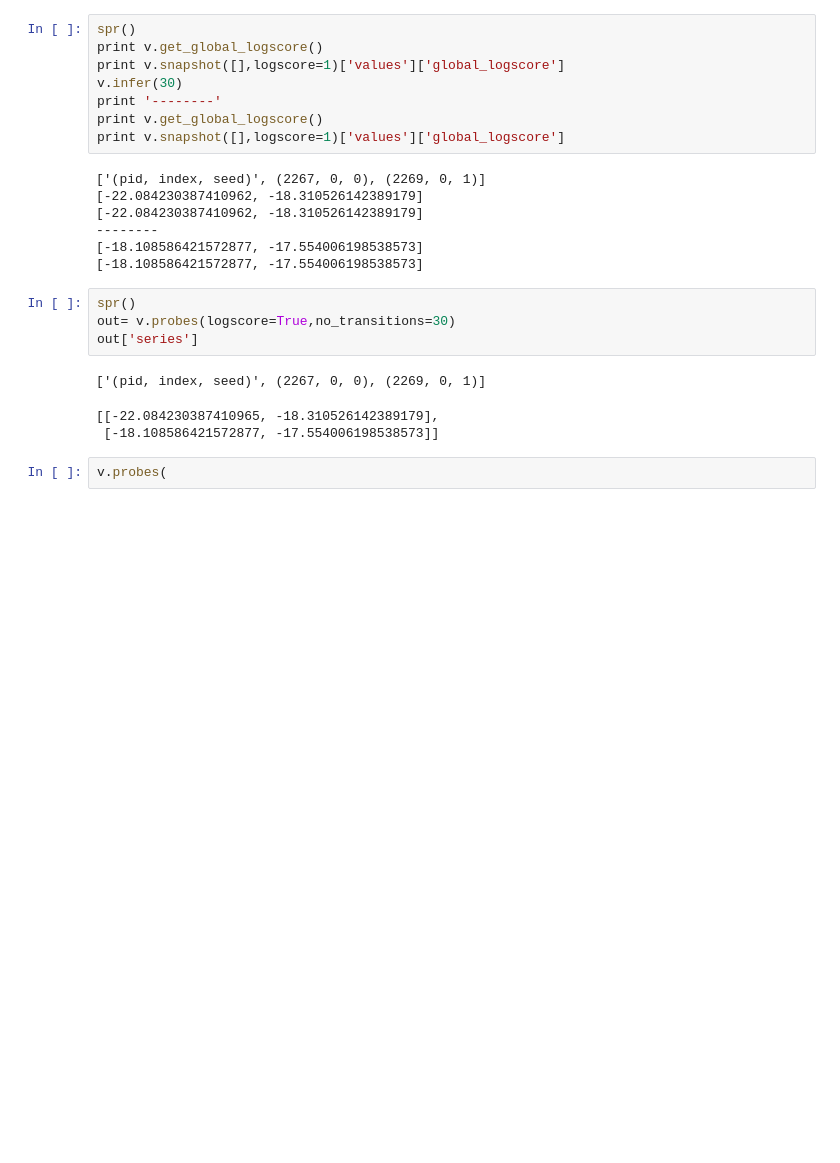
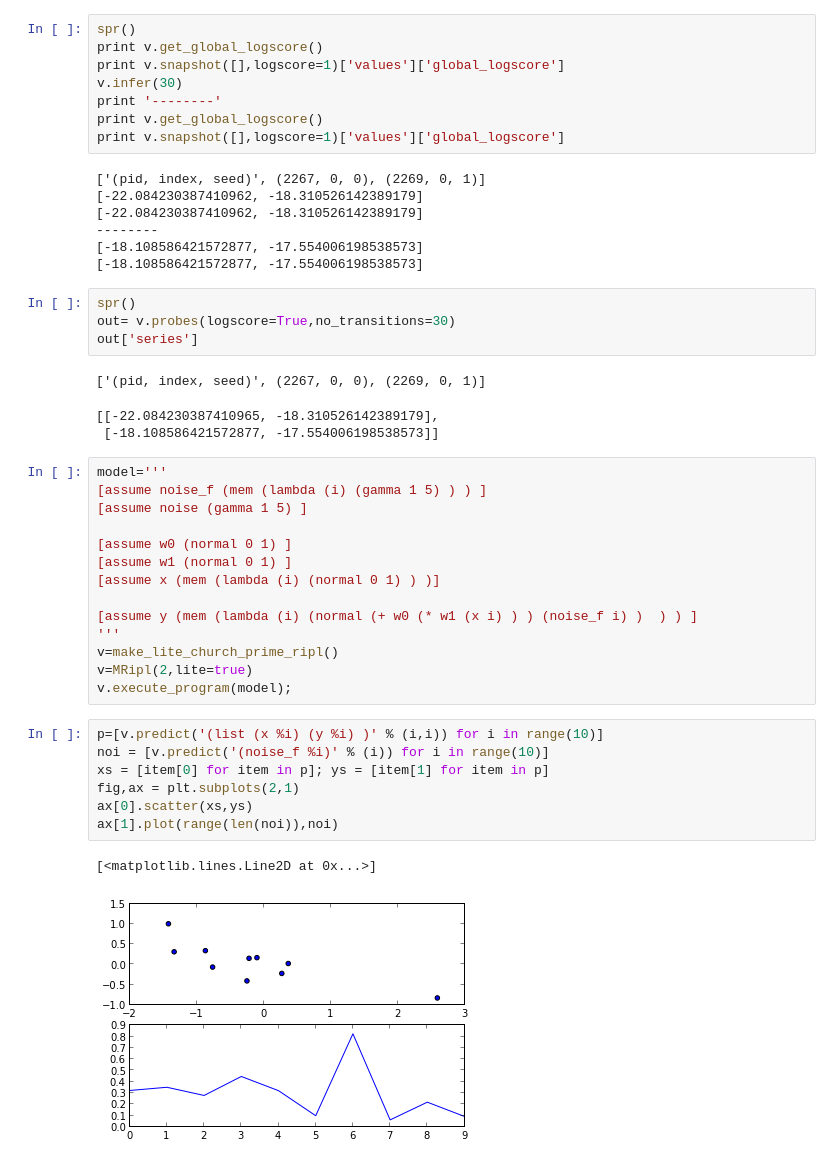
Before and after one commit to owainevans/myunit, a Jupyter notebook: demo_try.ipynb, the cells around one changed output. Cells and saved outputs as stored; diff of their text form; blank space fills up the shorter version.

```diff
--- a/demo_try.ipynb
+++ b/demo_try.ipynb
@@ -37,5 +43,27 @@ out['series']
 ['(pid, index, seed)', (2267, 0, 0), (2269, 0, 1)]
 [[-22.084230387410965, -18.310526142389179],
  [-18.108586421572877, -17.554006198538573]]
-# %%
-v.probes(
+# %%
+model='''
+[assume noise_f (mem (lambda (i) (gamma 1 5) ) ) ]
+[assume noise (gamma 1 5) ]
+
+[assume w0 (normal 0 1) ]
+[assume w1 (normal 0 1) ]
+[assume x (mem (lambda (i) (normal 0 1) ) )]
+
+[assume y (mem (lambda (i) (normal (+ w0 (* w1 (x i) ) ) (noise_f i) )  ) ) ]
+'''
+v=make_lite_church_prime_ripl()
+v=MRipl(2,lite=true)
+v.execute_program(model);
+# %%
+p=[v.predict('(list (x %i) (y %i) )' % (i,i)) for i in range(10)]
+noi = [v.predict('(noise_f %i)' % (i)) for i in range(10)]
+xs = [item[0] for item in p]; ys = [item[1] for item in p]
+fig,ax = plt.subplots(2,1)
+ax[0].scatter(xs,ys)
+ax[1].plot(range(len(noi)),noi)
+# %% [output]
+[<matplotlib.lines.Line2D at 0x...>]
+[figure, added]
```
Also changed, not shown: parts of 5 cells of this notebook, 3 other files.
